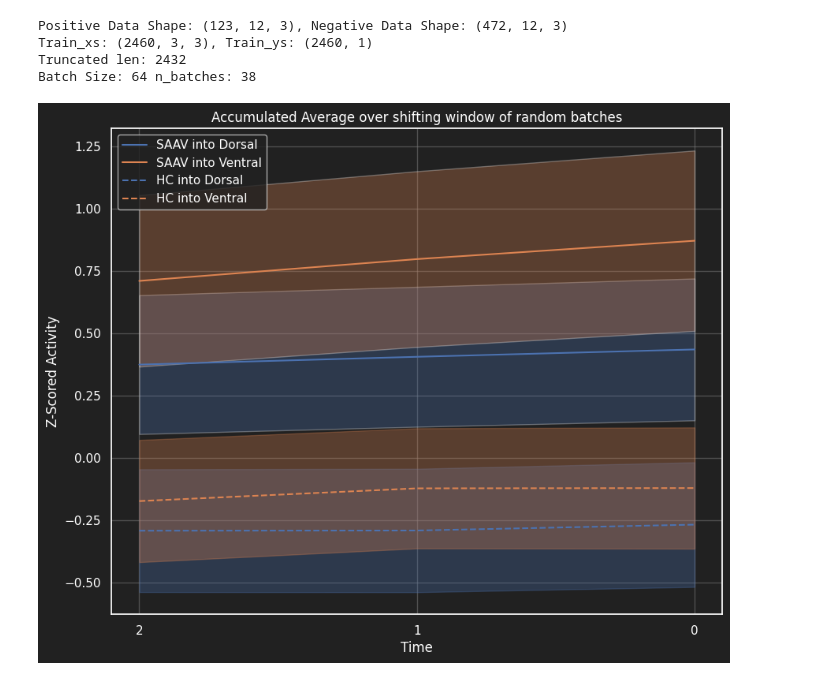
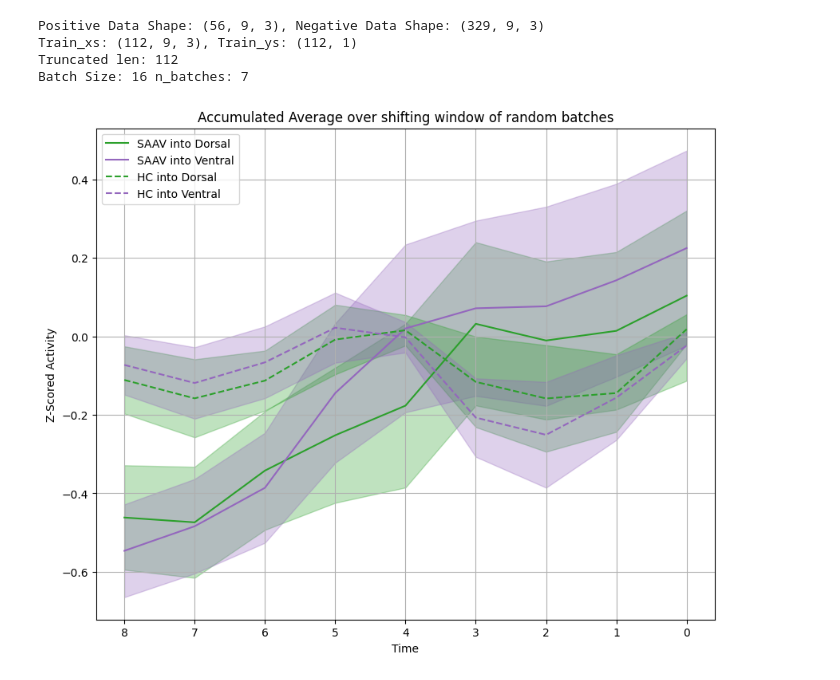
Before and after one commit to flavell-lab/SAAV_Decoding, a Jupyter notebook: DecodingMain.ipynb, the cells around one changed output. Cells and saved outputs as stored; diff of their text form; code cells hidden in the pictures.

```diff
--- a/DecodingMain.ipynb
+++ b/DecodingMain.ipynb
@@ -48,7 +47,7 @@ date = time.strftime("%Y-%m-%d")
 input_dir_path = f"/home/alex/data3/prj_rim/Decoding_Data/Finalized/DVPostReversal"
 save_dir_path = f'/home/alex/data3/prj_rim/Decoding_Data/Finalized/DVPostReversal/Results'
 
-data_source = "end"
+data_source = "start"
 
 pos_cat_key = f"dorsal_turn_{data_source}"
 neg_cat_key = f"ventral_turn_{data_source}"
@@ -57,6 +56,9 @@ file_paths.sort()
 neuron_classes = [file_path.split("/")[-1][13:-3] for file_path in file_paths]
 
 save_file_name = f"{date}/Turn_Prediction_{data_source}"
+
+pos_color = 'C2'
+neg_color = 'C4'
 
 ### Octanol Encounter Prediction variables
 
@@ -74,0 +213,4 @@ save_file_name = f"{date}/Turn_Prediction_{data_source}"
+# %%
+fixed_data = {}
+fixed_data['positive'] = jnp.array([ev for ev in data['positive'][:,49:58,:] if not np.isnan(ev).any()])
+fixed_data['negative'] = jnp.array([ev for ev in data['negative'][:,49:58,:] if not np.isnan(ev).any()])
@@ -101,7 +299,8 @@ Class: URYV (13/13)
 # %%
 from util import establish_batches
 
-data = neuron_data['SAAV']
+# data = neuron_data['SAAV']
+data = fixed_data
 
 # Shuffle the positive category data"
 key, subkey = jrandom.split(key)
@@ -126,43 +325,43 @@ for x, y in zip(*batched):
             pos_cat.append(x[idx])
         else:
             neg_cat.append(x[idx])
 
 pos_cat = jnp.array(pos_cat)
 neg_cat = jnp.array(neg_cat)
 
 neuron = "SAAV"
 positive_mean = jnp.mean(pos_cat, axis=(0))
 positive_std = jnp.std(pos_cat, axis=(0)) / 4
 
 negative_mean = jnp.mean(neg_cat, axis=(0))
 negative_std = jnp.std(neg_cat, axis=(0)) / 4
 
 plt.figure(figsize=(10, 8))
 
-plt.plot(positive_mean[:, 0], label=f"{neuron} into Dorsal")
-plt.fill_between(range(len(positive_mean)), positive_mean[:, 0] - positive_std[:, 0], positive_mean[:, 0] + positive_std[:, 0], alpha=0.3)
+plt.plot(positive_mean[:, 0], label=f"{neuron} into Dorsal", color=pos_color)
+plt.fill_between(range(len(positive_mean)), positive_mean[:, 0] - positive_std[:, 0], positive_mean[:, 0] + positive_std[:, 0], alpha=0.3, color=pos_color)
 
-plt.plot(negative_mean[:, 0], label=f"{neuron} into Ventral")
-plt.fill_between(range(len(negative_mean)), negative_mean[:, 0] - negative_std[:, 0], negative_mean[:, 0] + negative_std[:, 0], alpha=0.3)
+plt.plot(negative_mean[:, 0], label=f"{neuron} into Ventral", color=neg_color)
+plt.fill_between(range(len(negative_mean)), negative_mean[:, 0] - negative_std[:, 0], negative_mean[:, 0] + negative_std[:, 0], alpha=0.3, color=neg_color)
 
-plt.plot(positive_mean[:, 1], c='C0', linestyle='--', label="HC into Dorsal")
-plt.fill_between(range(len(positive_mean)), positive_mean[:, 1] - positive_std[:, 1], positive_mean[:, 1] + positive_std[:, 1], alpha=0.3, color='C0')
+plt.plot(positive_mean[:, 1], c=pos_color, linestyle='--', label="HC into Dorsal")
+plt.fill_between(range(len(positive_mean)), positive_mean[:, 1] - positive_std[:, 1], positive_mean[:, 1] + positive_std[:, 1], alpha=0.3, color=pos_color)
 
-plt.plot(negative_mean[:, 1], c='C1', linestyle='--', label="HC into Ventral")
-plt.fill_between(range(len(negative_mean)), negative_mean[:, 1] - negative_std[:, 1], negative_mean[:, 1] + negative_std[:, 1], alpha=0.3, color='C1')
+plt.plot(negative_mean[:, 1], c=neg_color, linestyle='--', label="HC into Ventral")
+plt.fill_between(range(len(negative_mean)), negative_mean[:, 1] - negative_std[:, 1], negative_mean[:, 1] + negative_std[:, 1], alpha=0.3, color=neg_color)
 
 x = jnp.arange(0, len(positive_mean))
 plt.xticks(ticks=x, labels=x[::-1])
 
 plt.legend(loc='upper left')
 plt.ylabel("Z-Scored Activity")
 plt.grid()
 plt.xlabel("Time")
 plt.title("Accumulated Average over shifting window of random batches")
 plt.show()
 # %% [output]
-Positive Data Shape: (123, 12, 3), Negative Data Shape: (472, 12, 3)
-Train_xs: (2460, 3, 3), Train_ys: (2460, 1)
-Truncated len: 2432
-Batch Size: 64 n_batches: 38
+Positive Data Shape: (56, 9, 3), Negative Data Shape: (329, 9, 3)
+Train_xs: (112, 9, 3), Train_ys: (112, 1)
+Truncated len: 112
+Batch Size: 16 n_batches: 7
-[figure, old version]
+[figure, new version]
```
Also changed, not shown: parts of 23 cells of this notebook, 3 other files.
